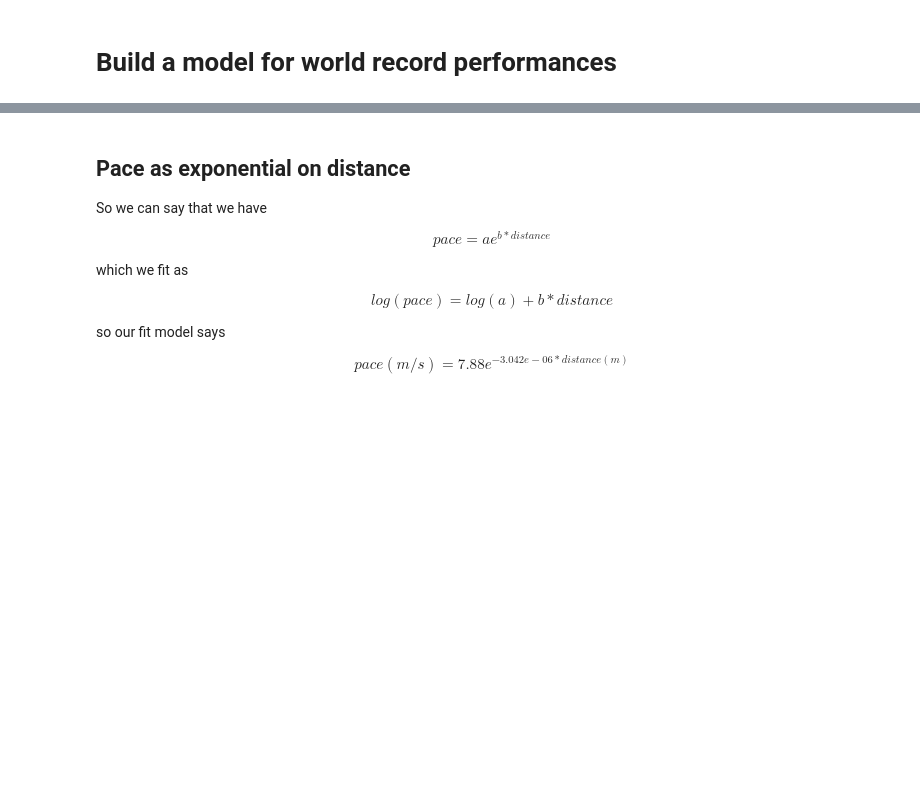
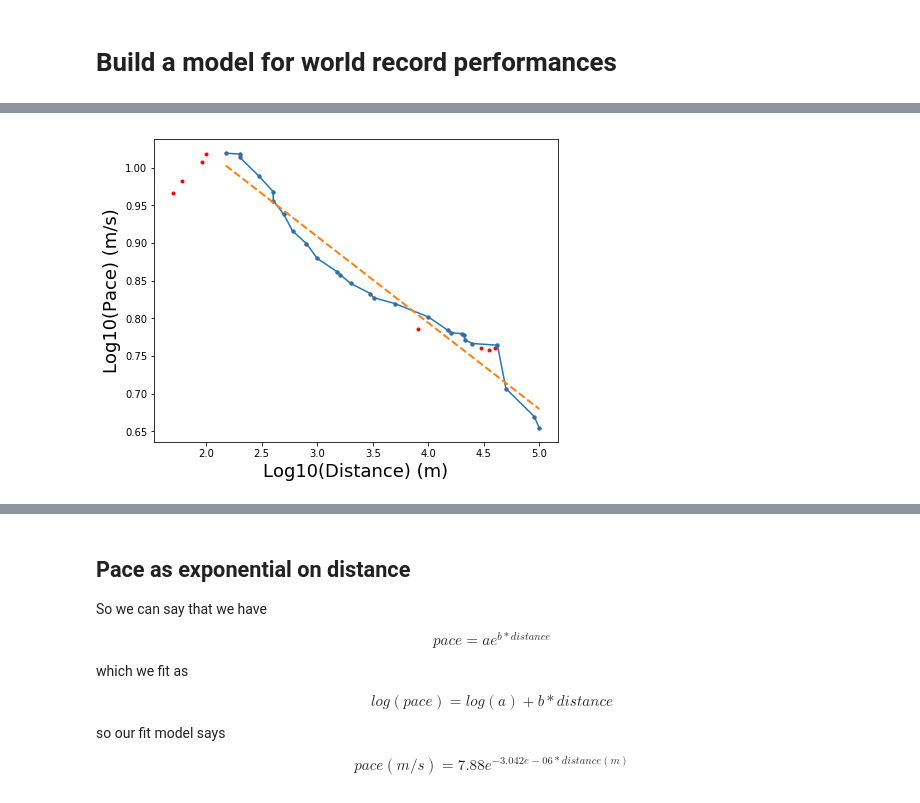
Before and after one commit to andyreagan/yasso, a Jupyter notebook: yasso.ipynb, the cells around one changed output, grey strips where cells are left out. Drawn from its saved outputs; the diff is of its cells as text; code cells hidden in the pictures; blank space fills up the shorter version.

```diff
--- a/yasso.ipynb
+++ b/yasso.ipynb
@@ -685,3 +711,6 @@ mens_running_all_dedup_nondecreasing
 # Build a model for world record performances
 # %%
 import statsmodels.formula.api as smf
+# %%
+results = smf.ols('logpace ~ logdistance', data=mens_running_all_dedup_nondecreasing).fit()
+results.summary()
@@ -688,3 +737,20 @@ import statsmodels.formula.api as smf
+# %%
+model = [results.params.Intercept, results.params.logdistance]
+# model = [1.16, -.08]
+# %%
+fig = plt.figure(figsize=(8,6))
+ax = fig.add_axes([0.2, 0.2, 0.7, 0.7])
+ax.plot(np.log10(mens_running_all_dedup.distance), np.log10(mens_running_all_dedup.pace), 'r.')
+ax.plot(np.log10(mens_running_all_dedup_nondecreasing.distance), np.log10(mens_running_all_dedup_nondecreasing.pace), '.-')
+x = np.log10(mens_running_all_dedup_nondecreasing.distance)
+y = model[0] + model[1] * x
+ax.plot(x, y, '--', linewidth=2)
+ax.set_xlabel("Log10(Distance) (m)", fontsize=18,)
+ax.set_ylabel("Log10(Pace) (m/s)", fontsize=18,)
+# ax.set_yticklabels(ax.get_yticklabels(), fontsize=20,)
+plt.savefig("all-running-dedup-loglog-fit.png", dpi=300)
+# %% [output]
+[figure, added]
 # %%
 results = smf.ols('logpace ~ distance', data=mens_running_all_dedup_nondecreasing).fit()
 results.summary()
```
Also changed, not shown: parts of 27 cells of this notebook, 5 other files.
